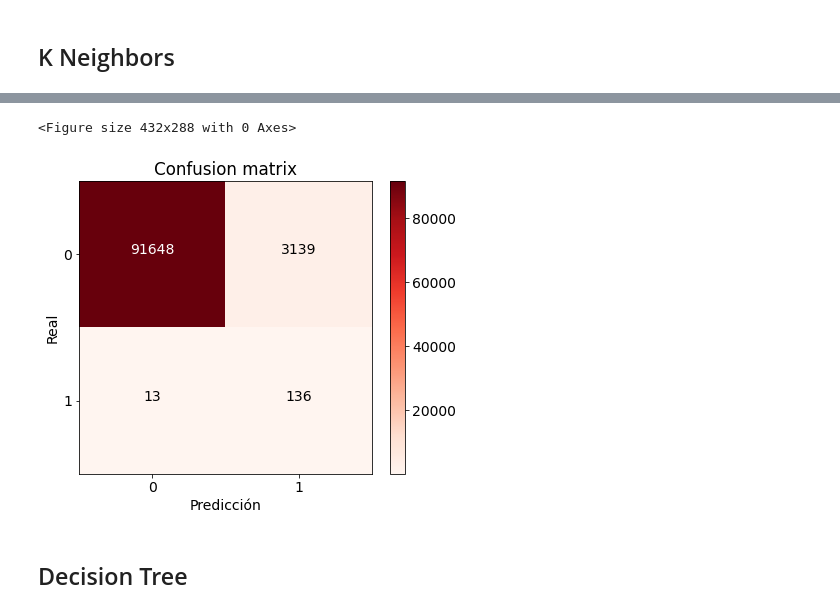
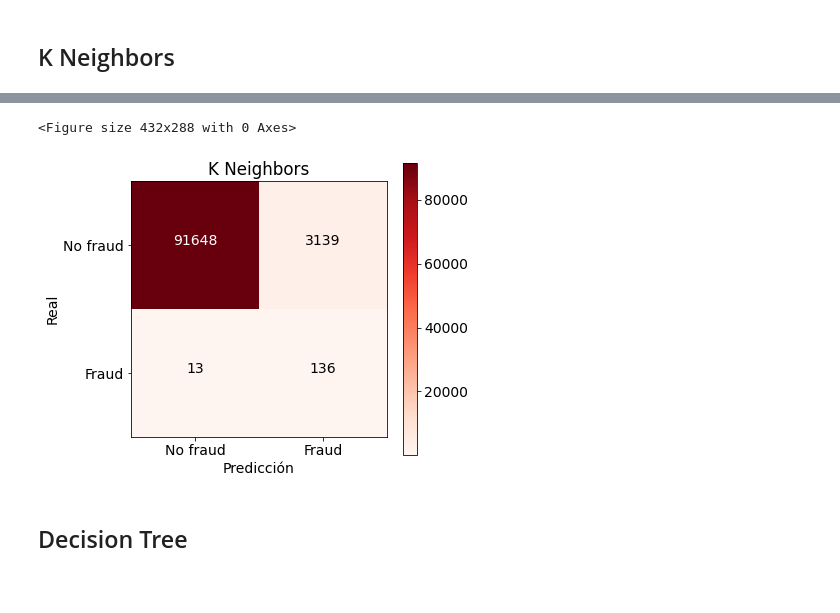
Before and after one commit to gamanc/AnomalyDetection, a Jupyter notebook: AnomalyDetection.ipynb, the cells around one changed output, grey strips where cells are left out. Drawn from its saved outputs; the diff is of its cells as text; code cells hidden in the pictures; blank space fills up the shorter version.

```diff
--- a/AnomalyDetection.ipynb
+++ b/AnomalyDetection.ipynb
@@ -336,10 +335,10 @@ print("Classification report")
 print(classification_report(y_test,y_pred_undersample,target_names=['0', '1']))
 
 # Plot confusion matrix
-class_names = [0,1]
+class_names = ["No fraud","Fraud"]
 plt.figure()
 plot_confusion_matrix(conf_matrix
                       , classes=class_names
-                      , title='Confusion matrix')
+                      , title='K Neighbors')
 plt.show()
 # %% [output]
@@ -347,16 +346,16 @@ Elapsed time: 0:00:03.500154
 KNeighborsClassifier has a training score of 94.0 % accuracy score
 
 Classification report
               precision    recall  f1-score   support
 
            0       1.00      0.97      0.98     94787
            1       0.04      0.91      0.08       149
 
     accuracy                           0.97     94936
    macro avg       0.52      0.94      0.53     94936
 weighted avg       1.00      0.97      0.98     94936
 <Figure size 432x288 with 0 Axes>
-[figure, old version]
+[figure, new version]
 # %% [markdown]
 ## Decision Tree
 # %%
```
Also changed, not shown: parts of 5 cells of this notebook.
